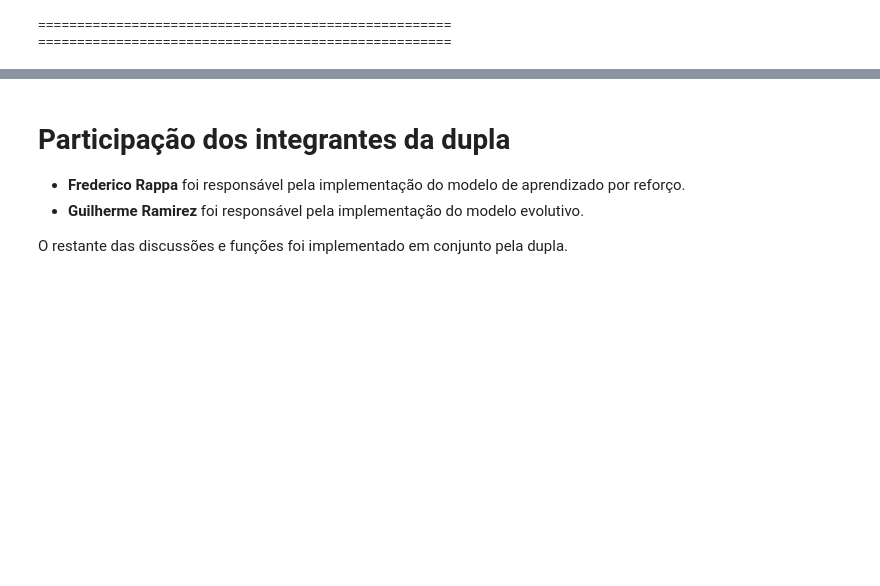
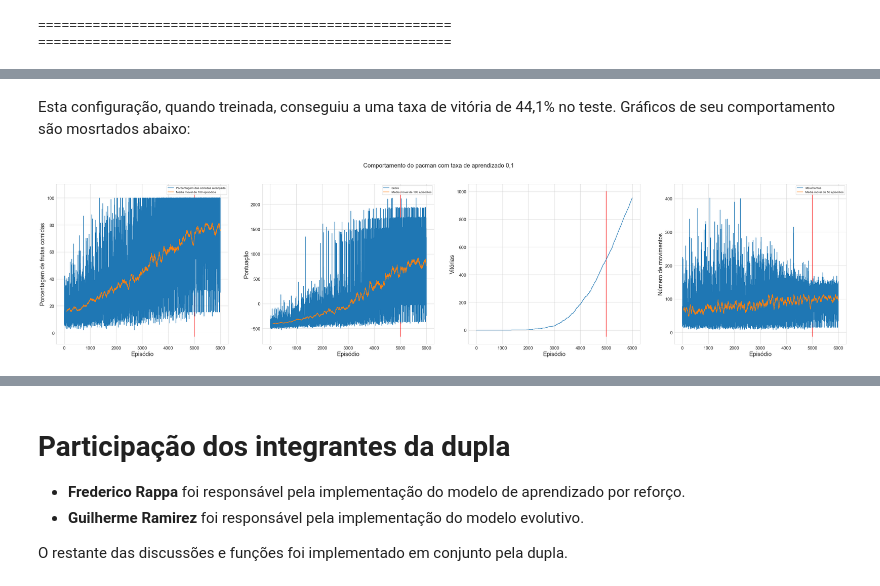
Before and after one commit to ramireguilherme/trabalho3MC886, a Jupyter notebook: T3-216047-217295.ipynb, the cells around one changed output, grey strips where cells are left out. Cells and saved outputs as stored; diff of their text form; code cells hidden in the pictures; blank space fills up the shorter version.

```diff
--- a/T3-216047-217295.ipynb
+++ b/T3-216047-217295.ipynb
@@ -193,7 +193,7 @@ def isInGraph(x, y, width, height):
 
 class QLearningAgent(Agent):
     QTable = {}
-    def __init__( self, alpha = 0.7, gamma = 0.9, epsilon = 0.3 ):
+    def __init__( self, alpha = 0.7, gamma = 0.9, epsilon):
         self.alpha = alpha
         self.gamma = gamma
         self.epsilon = epsilon
@@ -265,7 +265,6 @@ class QLearningAgent(Agent):
                 return distanceFromPacman[u], u, path[1]
             neighbours, directions = self.getValidNeighbours(u[0], u[1], width, height, state)
             for v, d in zip(neighbours, directions):
-            # for v, d in zip(neighbours, reversed(directions)):
                 if np.equal(0, visited[v]):
                     visited[v] = 1
                     distanceFromPacman[v] = distanceFromPacman[u] + 1
@@ -319,7 +318,6 @@ class QLearningAgent(Agent):
             lastDirection = dequeue(directionsQ)
             if distanceFromPacman[u] >= maxDist:
                 return False
-
             for ghost in ghosts:
                 if distanceFromPacman[u] >= 0 and ghost.getPosition() == u and lastDirection != ghost.getDirection():
                     return True
@@ -430,7 +428,7 @@ class QLearningAgent(Agent):
         closestGhostDistance, closestGhostPosition = self.getClosestGhostDistance(state)
         pacmanPosition = state.getPacmanPosition()
         distance = 8
-        return (self.actions[direction], self.getTileType(pacmanPosition, state), self.isTrapped(state), self.hasThreateningGhostInDirection((pacmanPosition[0] - 1, pacmanPosition[1]), 'West', state, distance), self.hasThreateningGhostInDirection((pacmanPosition[0], pacmanPosition[1] + 1), 'North', state, distance), self.hasThreateningGhostInDirection((pacmanPosition[0] + 1, pacmanPosition[1]), 'East', state, distance), self.hasThreateningGhostInDirection((pacmanPosition[0], pacmanPosition[1] - 1), 'South', state, distance)
+        return (self.actions[direction], self.getTileType(pacmanPosition, state), self.isTrapped(state), self.hasThreateningGhostInDirection((pacmanPosition[0] - 1, pacmanPosition[1]), 'West', state, distance), self.hasThreateningGhostInDirection((pacmanPosition[0], pacmanPosition[1] + 1), 'North', state, distance), self.hasThreateningGhostInDirection((pacmanPosition[0] + 1, pacmanPosition[1]), 'East', state, distance), self.hasThreateningGhostInDirection((pacmanPosition[0], pacmanPosition[1] - 1), 'South', state, distance))
 
     def getRewardFromState(self, state):
         reward = 0
@@ -816,0 +805,5 @@ QLearningAgent.QTable
+# %%
+QLearningAgent.resetState()
+alphaArgs = setConfig( 'QLearningAgent', numTraining = 5000, numGames=6000 )
+alphaArgs['pacman'] = QLearningAgent(alpha = 0.1)
+alphaGames, alphaData = runGames( **alphaArgs )
@@ -816,0 +828,29 @@ QLearningAgent.QTable
+# %% [markdown]
+Esta configuração, quando treinada, conseguiu a uma taxa de vitória de 44,1% no teste. Gráficos de seu comportamento são mosrtados abaixo:
+# %%
+n = 100
+fig, ax = plt.subplots(1,4, figsize=(48,10))
+
+ax[0].plot(np.arange(1, alphaData['numGames'] + 1), alphaData['foodEaten']*100)
+mm, = ax[0].plot(np.arange(n, alphaData['numGames'] + 1), mediaMovel(alphaData['foodEaten']*100, n))
+fig.suptitle("Comportamento do pacman com taxa de aprendizado 0,1", fontsize=FONTSIZE)
+ax[0].legend(['Porcentagem das comidas alcançada', 'Média móvel de {} episódios'.format(n)])
+ax[0].set_ylabel('Porcentagem de frutas comidas', fontsize=FONTSIZE)
+ax[1].plot(np.arange(1, alphaData['numGames'] + 1), alphaData['scores'])
+ax[1].plot(np.arange(n, alphaData['numGames'] + 1), mediaMovel(alphaData['scores'], n))
+ax[1].legend(['Score', 'Média móvel de {} episódios'.format(n)])
+ax[1].set_ylabel('Pontuação', fontsize=FONTSIZE)
+ax[2].plot(np.arange(1, alphaData['numGames'] + 1), getWins(alphaData))
+ax[2].set_ylabel('Vitórias', fontsize=FONTSIZE)
+n = 50
+ax[3].plot(np.arange(1, alphaData['numGames'] + 1), alphaData['numMoves'])
+ax[3].plot(np.arange(n, alphaData['numGames'] + 1), mediaMovel(alphaData['numMoves'], n))
+ax[3].legend(['Movimentos', 'Média móvel de {} episódios'.format(n)])
+ax[3].set_ylabel('Número de movimentos', fontsize=FONTSIZE)
+for a in ax:
+    a.set_xlabel("Episódio", fontsize=FONTSIZE)
+    a.tick_params(axis='both', which='major', labelsize=TICKFONTSIZE)
+    ymin, ymax = a.get_ylim()
+    a.vlines(5000, ymin, ymax, colors='r')
+# %% [output]
+[figure, added]
```
Also changed, not shown: parts of 36 cells of this notebook.
